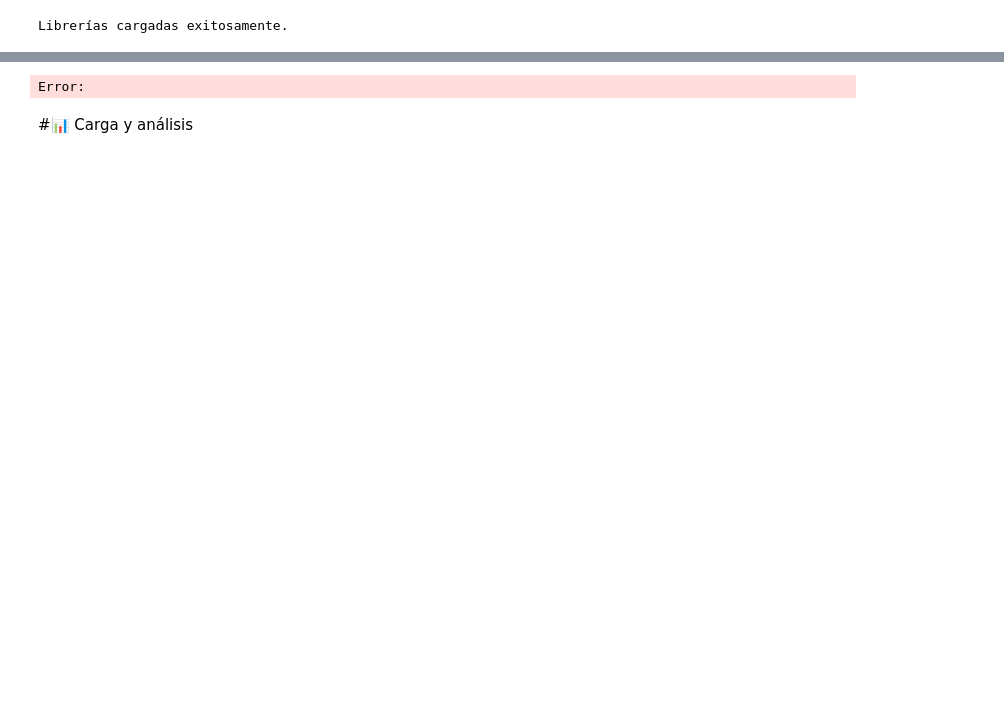
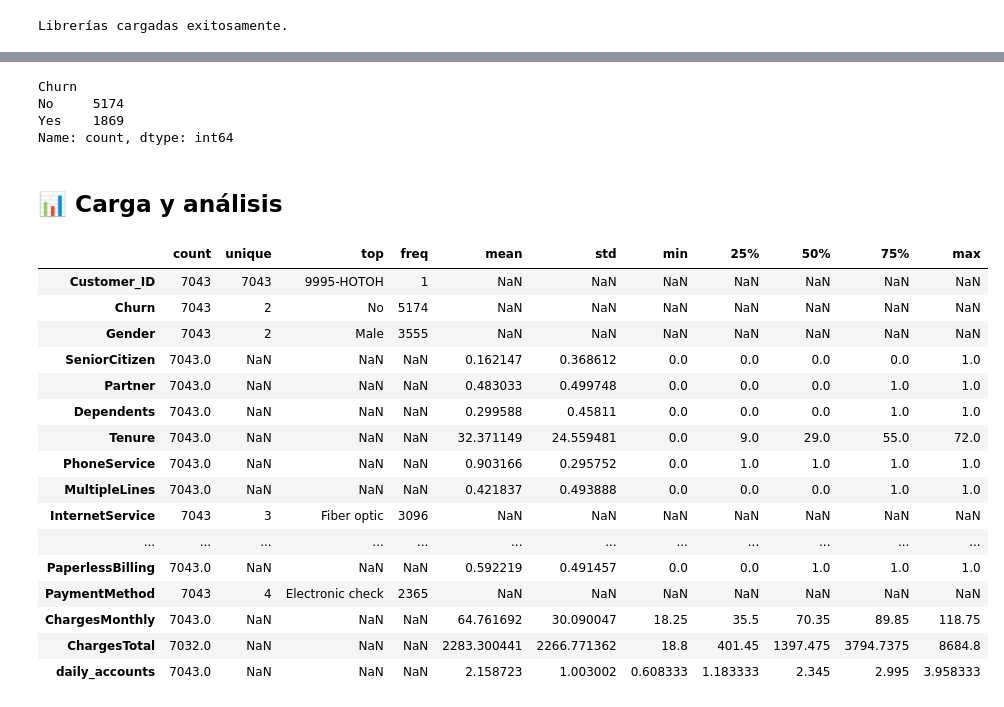
Before and after one commit to marcochc99/Challenge_TelecomX, a Jupyter notebook: TelecomX.ipynb, the cells around one changed output, grey strips where cells are left out. Cells and saved outputs as stored; diff of their text form; code cells hidden in the pictures; blank space fills up the shorter version.

```diff
--- a/TelecomX.ipynb
+++ b/TelecomX.ipynb
@@ -322,13 +300,35 @@ Error:
 # %%
-# Creamos un DataFrame final a partir del DataFrame normalizado
-df_final = df_normalizado.copy()
+# Eliminamos las filas donde 'Churn' es nulo y creamos un DataFrame final a partir del DataFrame normalizado
+df_final = df_normalizado.dropna(subset=['Churn']).copy()
+print(df_final['Churn'].value_counts(dropna=False))
 # %% [output]
-Error:
+Churn
+No     5174
+Yes    1869
+Name: count, dtype: int64
 # %%
 # Exportamos el DataFrame final en formato .json
 df_final.to_json('Churn_de_Clientes.json', index= False)
 # %% [markdown]
-#📊 Carga y análisis
+## 📊 **Carga y análisis**
 # %%
-# Análisis descriptivo de métricas numéricas
-df_final.describe()
+# Análisis descriptivo de las métricas numéricas
+df_final.describe(include='all').T
+# %% [output]
+|  | count | unique | top | freq | mean | std | min | 25% | 50% | 75% | max |
+| Customer_ID | 7043 | 7043 | 9995-HOTOH | 1 | NaN | NaN | NaN | NaN | NaN | NaN | NaN |
+| Churn | 7043 | 2 | No | 5174 | NaN | NaN | NaN | NaN | NaN | NaN | NaN |
+| Gender | 7043 | 2 | Male | 3555 | NaN | NaN | NaN | NaN | NaN | NaN | NaN |
+| SeniorCitizen | 7043.0 | NaN | NaN | NaN | 0.162147 | 0.368612 | 0.0 | 0.0 | 0.0 | 0.0 | 1.0 |
+| Partner | 7043.0 | NaN | NaN | NaN | 0.483033 | 0.499748 | 0.0 | 0.0 | 0.0 | 1.0 | 1.0 |
+| Dependents | 7043.0 | NaN | NaN | NaN | 0.299588 | 0.45811 | 0.0 | 0.0 | 0.0 | 1.0 | 1.0 |
+| Tenure | 7043.0 | NaN | NaN | NaN | 32.371149 | 24.559481 | 0.0 | 9.0 | 29.0 | 55.0 | 72.0 |
+| PhoneService | 7043.0 | NaN | NaN | NaN | 0.903166 | 0.295752 | 0.0 | 1.0 | 1.0 | 1.0 | 1.0 |
+| MultipleLines | 7043.0 | NaN | NaN | NaN | 0.421837 | 0.493888 | 0.0 | 0.0 | 0.0 | 1.0 | 1.0 |
+| InternetService | 7043 | 3 | Fiber optic | 3096 | NaN | NaN | NaN | NaN | NaN | NaN | NaN |
+| ... | ... | ... | ... | ... | ... | ... | ... | ... | ... | ... | ... |
+| PaperlessBilling | 7043.0 | NaN | NaN | NaN | 0.592219 | 0.491457 | 0.0 | 0.0 | 1.0 | 1.0 | 1.0 |
+| PaymentMethod | 7043 | 4 | Electronic check | 2365 | NaN | NaN | NaN | NaN | NaN | NaN | NaN |
+| ChargesMonthly | 7043.0 | NaN | NaN | NaN | 64.761692 | 30.090047 | 18.25 | 35.5 | 70.35 | 89.85 | 118.75 |
+| ChargesTotal | 7032.0 | NaN | NaN | NaN | 2283.300441 | 2266.771362 | 18.8 | 401.45 | 1397.475 | 3794.7375 | 8684.8 |
+| daily_accounts | 7043.0 | NaN | NaN | NaN | 2.158723 | 1.003002 | 0.608333 | 1.183333 | 2.345 | 2.995 | 3.958333 |
```
Also changed, not shown: parts of 44 cells of this notebook.
